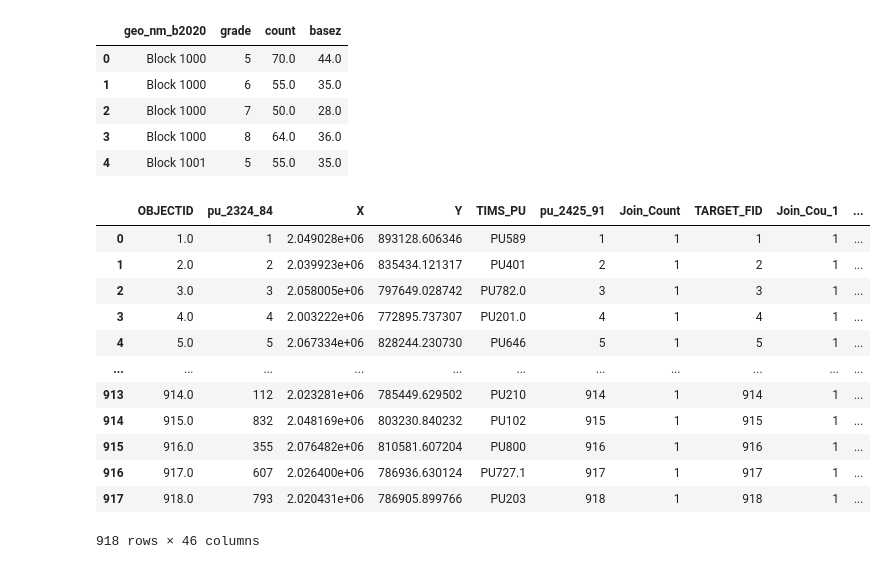
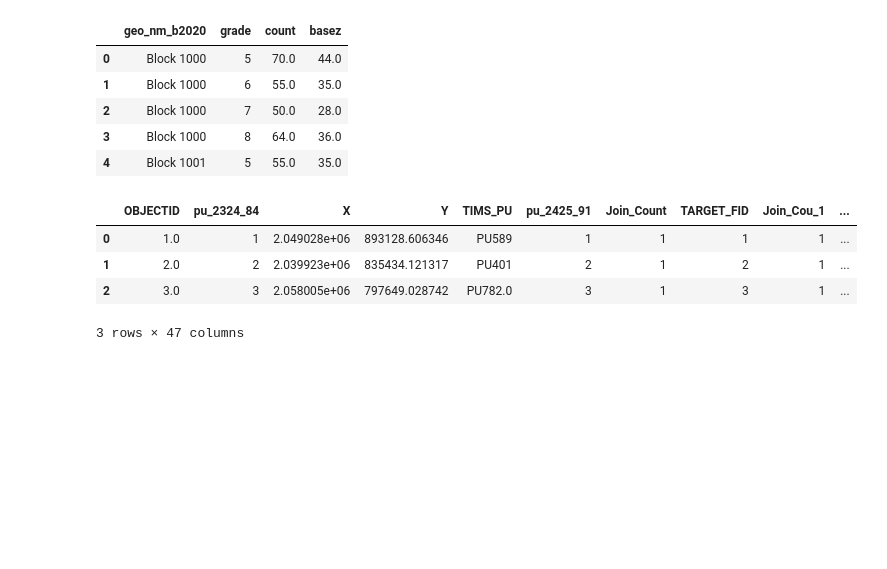
Before and after one commit to olublin/DPS-Planning, a Jupyter notebook: Base_Projection.ipynb, the cells around one changed output. Saved outputs shown, nothing was run; the diff lists cells and outputs as text; code cells hidden in the pictures; blank space fills up the shorter version.

```diff
--- a/Base_Projection.ipynb
+++ b/Base_Projection.ipynb
@@ -53,20 +61,14 @@ hs_2028.head()
 | 3 | Block 1000 | 8 | 64.0 | 36.0 |
 | 4 | Block 1001 | 5 | 55.0 | 35.0 |
 # %%
-#read in the planning units
+#read in the planning units and their centroids
 dps_pu = gpd.read_file(r'C:\\Users\\olubl\\OneDrive\\College\\Data+\\DPS-Planning\PU_2425_918\PU_2425_918.shp')
-dps_pu
+dps_pu = dps_pu.to_crs(epsg = 3857)
+dps_pu['centroid'] = dps_pu['geometry'].centroid
+dps_pu.head(3)
 # %% [output]
 |  | OBJECTID | pu_2324_84 | X | Y | TIMS_PU | pu_2425_91 | Join_Count | TARGET_FID | Join_Cou_1 | ... |
 | 0 | 1.0 | 1 | 2.049028e+06 | 893128.606346 | PU589 | 1 | 1 | 1 | 1 | ... |
 | 1 | 2.0 | 2 | 2.039923e+06 | 835434.121317 | PU401 | 2 | 1 | 2 | 1 | ... |
 | 2 | 3.0 | 3 | 2.058005e+06 | 797649.028742 | PU782.0 | 3 | 1 | 3 | 1 | ... |
-| 3 | 4.0 | 4 | 2.003222e+06 | 772895.737307 | PU201.0 | 4 | 1 | 4 | 1 | ... |
-| 4 | 5.0 | 5 | 2.067334e+06 | 828244.230730 | PU646 | 5 | 1 | 5 | 1 | ... |
-| ... | ... | ... | ... | ... | ... | ... | ... | ... | ... | ... |
-| 913 | 914.0 | 112 | 2.023281e+06 | 785449.629502 | PU210 | 914 | 1 | 914 | 1 | ... |
-| 914 | 915.0 | 832 | 2.048169e+06 | 803230.840232 | PU102 | 915 | 1 | 915 | 1 | ... |
-| 915 | 916.0 | 355 | 2.076482e+06 | 810581.607204 | PU800 | 916 | 1 | 916 | 1 | ... |
-| 916 | 917.0 | 607 | 2.026400e+06 | 786936.630124 | PU727.1 | 917 | 1 | 917 | 1 | ... |
-| 917 | 918.0 | 793 | 2.020431e+06 | 786905.899766 | PU203 | 918 | 1 | 918 | 1 | ... |
-918 rows × 46 columns
+3 rows × 47 columns
```
Also changed, not shown: parts of 6 cells of this notebook.
